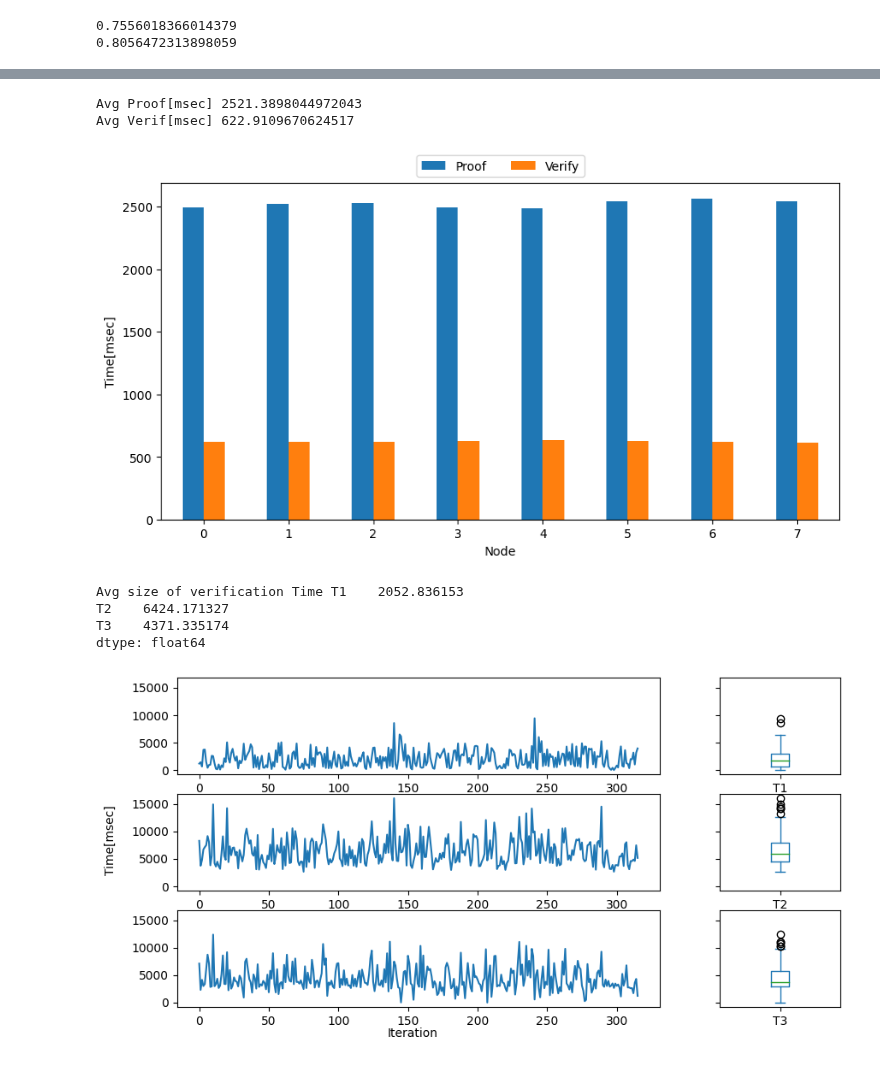
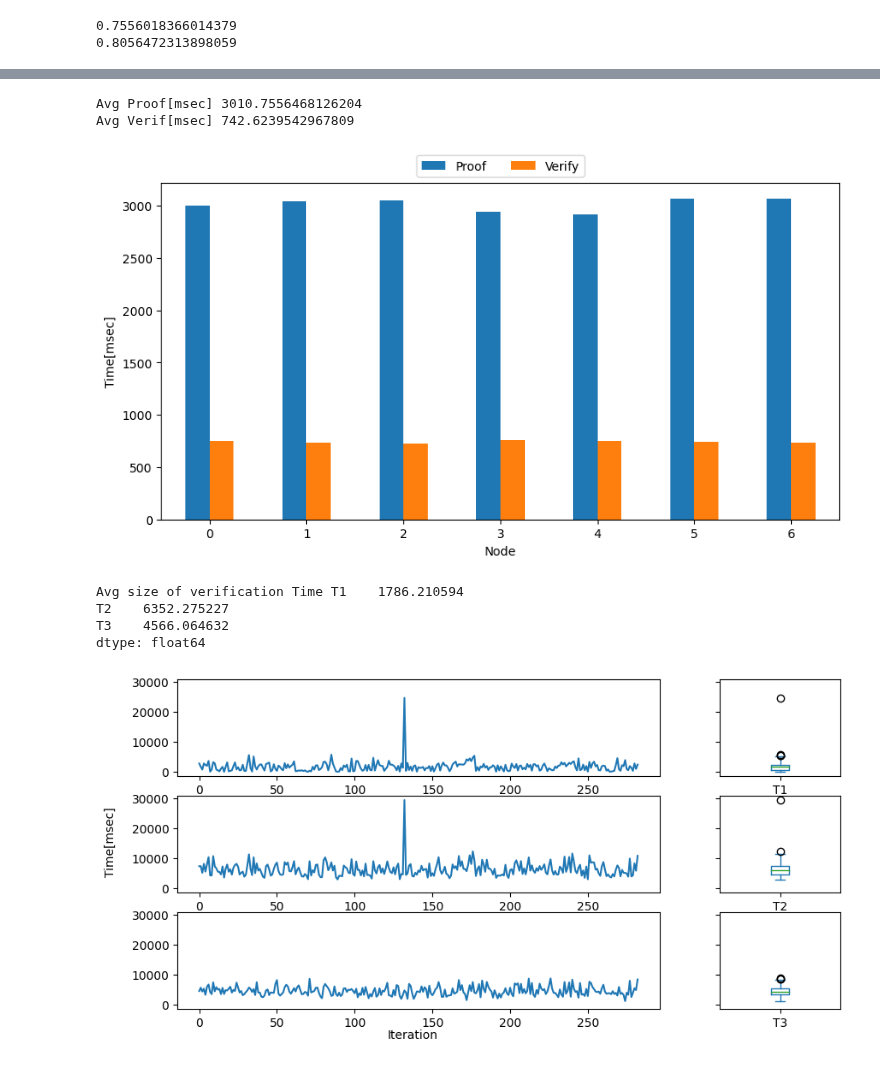
Before and after one commit to JunwookHeo/bcsos, a Jupyter notebook: python_utils/VisualPoS.ipynb, the cells around one changed output, grey strips where cells are left out. Drawn from its saved outputs; the diff is of its cells as text; code cells hidden in the pictures.

```diff
--- a/python_utils/VisualPoS.ipynb
+++ b/python_utils/VisualPoS.ipynb
@@ -69,7 +69,7 @@ import os
 
 #PATH = "../blockchainnode/db_nodes"
 # PATH = "../PoS_20221130_083413"
-PATH = "../PoS_Starks_20230315_081210"
+PATH = "../PoS_Starks_20230331_080819"
 
 fdbs = [os.path.join(PATH, f) for f in os.listdir(PATH) if f.split(".")[-1] == 'db']
 if len(fdbs) == 0:
@@ -154,9 +154,9 @@ print('Avg Proof[msec]', sum(proof)/len(proof))
 print('Avg Verif[msec]', sum(veriffwd)/len(veriffwd))
 # print('Avg Verif Back[msec]', sum(verifrev)/len(verifrev))
 # %% [output]
-Avg Proof[msec] 2521.3898044972043
-Avg Verif[msec] 622.9109670624517
+Avg Proof[msec] 3010.7556468126204
+Avg Verif[msec] 742.6239542967809
-[figure, old version]
+[figure, new version]
 # %%
 # Avg. Size chart for proof
 from matplotlib import pyplot as plt
@@ -170,38 +170,38 @@ for i, df in enumerate(dfs):
     timelastblock.append(df['timelastblock'])
     timercvlastblock.append(df['timercvlastblock'])
     timercvpos.append(df['timercvpos'])
-node = 4
+node = 1
 ch_list = [timelastblock[node], timercvlastblock[node], timercvpos[node]]
 bdf = pd.DataFrame(ch_list).transpose()
 bdf.columns = ['Last Block', 'Receive Block', 'Receive PoS']
 
 tdf = pd.DataFrame()
 tdf['T1'] = (bdf['Receive Block'] - bdf['Last Block'])/1000000
 tdf['T2'] = (bdf['Receive PoS'] - bdf['Last Block'])/1000000
 tdf['T3'] = (bdf['Receive PoS'] - bdf['Receive Block'])/1000000
 
 fig, axes = plt.subplots(nrows=3, ncols=2, figsize=(10, 5), sharey=True, gridspec_kw={'width_ratios': [4, 1]})
 fig.text(0.04, 0.5, 'Time[msec]', va='center', rotation='vertical')
 fig.text(0.4, 0.04, 'Iteration', ha='center')
 
 tdf['T1'].plot.line(ax=axes[0][0])
 tdf['T1'].plot.box(ax=axes[0][1])
 tdf['T2'].plot.line(ax=axes[1][0])
 tdf['T2'].plot.box(ax=axes[1][1])
 tdf['T3'].plot.line(ax=axes[2][0])
 tdf['T3'].plot.box(ax=axes[2][1])
 
 # plt.xlabel("Iteration")
 # plt.ylabel("Time")
 plt.savefig('Verifcation_Time.png', dpi=300, bbox_inches='tight')
 
 print('Avg size of verification Time', tdf.mean())
 # %% [output]
-Avg size of verification Time T1    2052.836153
-T2    6424.171327
-T3    4371.335174
+Avg size of verification Time T1    1786.210594
+T2    6352.275227
+T3    4566.064632
 dtype: float64
-[figure, old version]
+[figure, new version]
 # %%
 # Avg. Size chart for proof
 from matplotlib import pyplot as plt
```
Also changed, not shown: parts of 7 cells of this notebook, 4 other files.
